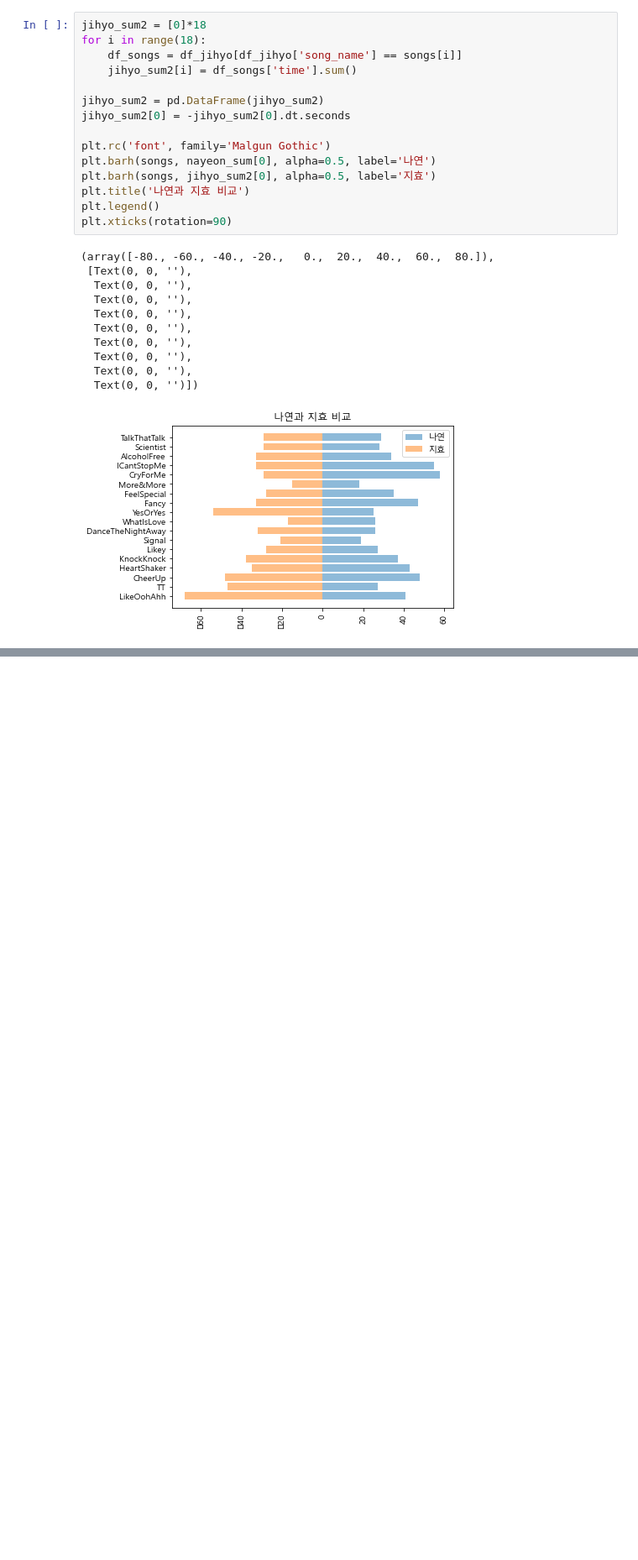
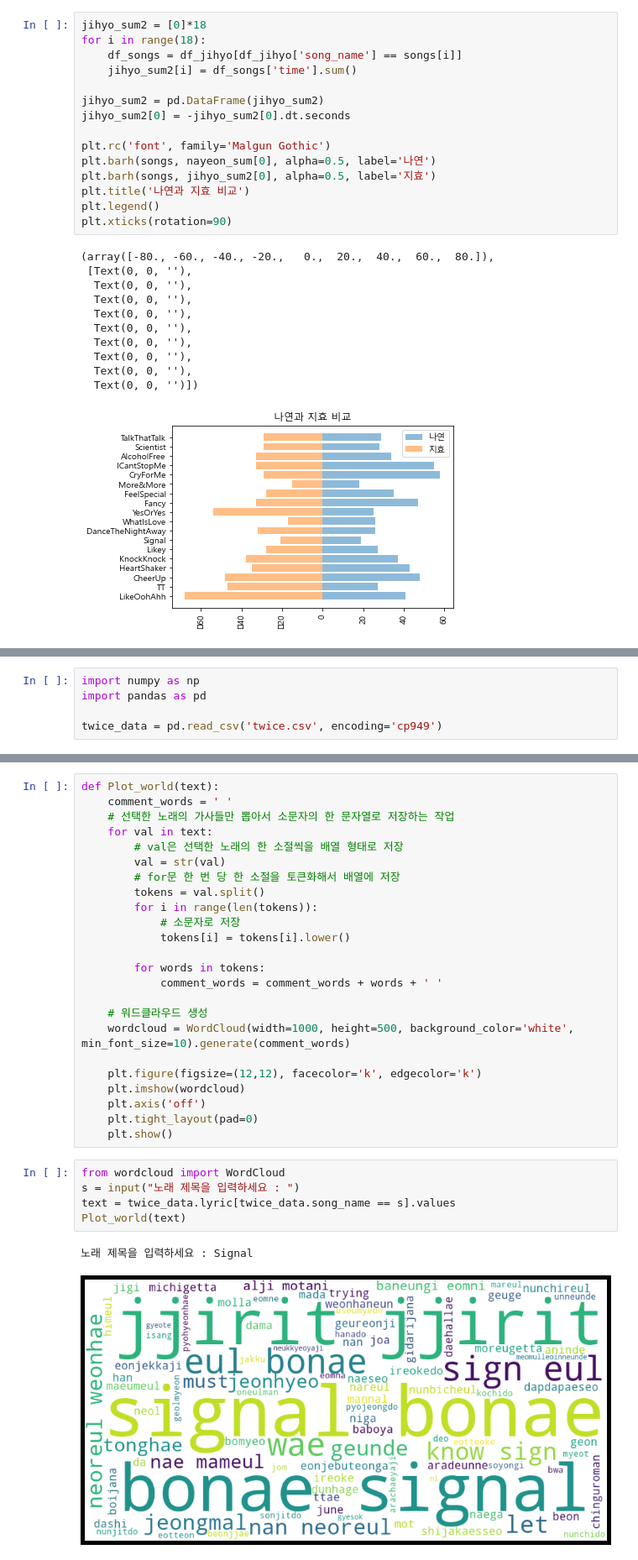
Before and after one commit to YoongSeongHong/Data_analysis_study, a Jupyter notebook: twice.ipynb, the cells around one changed output, grey strips where cells are left out. Shown at 84% size. Cells and saved outputs as stored; diff of their text form; blank space fills up the shorter version.

```diff
--- a/twice.ipynb
+++ b/twice.ipynb
@@ -230,0 +233,5 @@ plt.xticks(rotation=90)
+# %%
+import numpy as np
+import pandas as pd
+
+twice_data = pd.read_csv('twice.csv', encoding='cp949')
@@ -230,0 +388,32 @@ plt.xticks(rotation=90)
+# %%
+def Plot_world(text):
+    comment_words = ' '
+    # 선택한 노래의 가사들만 뽑아서 소문자의 한 문자열로 저장하는 작업
+    for val in text:
+        # val은 선택한 노래의 한 소절씩을 배열 형태로 저장
+        val = str(val)
+        # for문 한 번 당 한 소절을 토큰화해서 배열에 저장
+        tokens = val.split()
+        for i in range(len(tokens)):
+            # 소문자로 저장
+            tokens[i] = tokens[i].lower()
+
+        for words in tokens:
+            comment_words = comment_words + words + ' '
+
+    # 워드클라우드 생성
+    wordcloud = WordCloud(width=1000, height=500, background_color='white', min_font_size=10).generate(comment_words)
+
+    plt.figure(figsize=(12,12), facecolor='k', edgecolor='k')
+    plt.imshow(wordcloud)
+    plt.axis('off')
+    plt.tight_layout(pad=0)
+    plt.show()
+# %%
+from wordcloud import WordCloud
+s = input("노래 제목을 입력하세요 : ")
+text = twice_data.lyric[twice_data.song_name == s].values
+Plot_world(text)
+# %% [output]
+노래 제목을 입력하세요 : Signal
+[figure, added]
```
Also changed, not shown: parts of 15 cells of this notebook.
